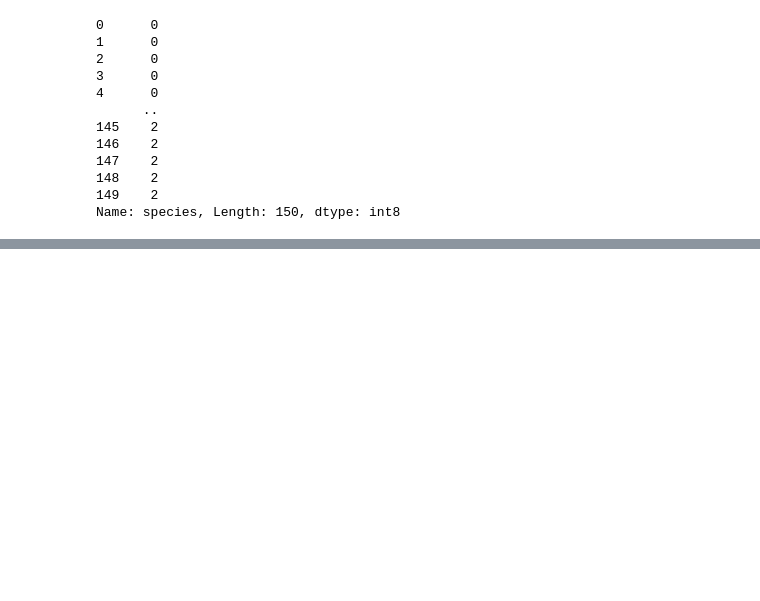
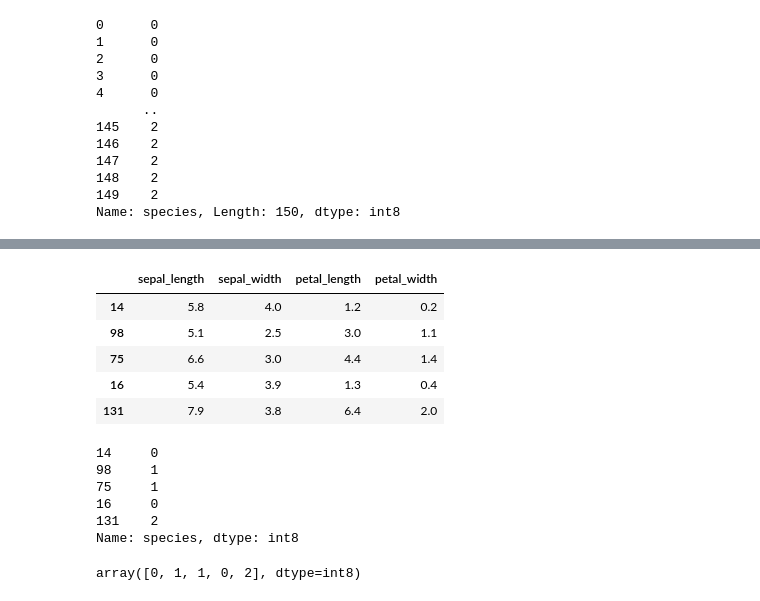
Before and after one commit to Aditya17Git/data-science, a Jupyter notebook: KNN.ipynb, the cells around one changed output, grey strips where cells are left out. Cells and saved outputs as stored; diff of their text form; code cells hidden in the pictures; blank space fills up the shorter version.

```diff
--- a/KNN.ipynb
+++ b/KNN.ipynb
@@ -134,0 +165,23 @@ weighted avg       0.98      0.98      0.98        45
+# %%
+x_test[:5]
+# %% [output]
+|  | sepal_length | sepal_width | petal_length | petal_width |
+| 14 | 5.8 | 4.0 | 1.2 | 0.2 |
+| 98 | 5.1 | 2.5 | 3.0 | 1.1 |
+| 75 | 6.6 | 3.0 | 4.4 | 1.4 |
+| 16 | 5.4 | 3.9 | 1.3 | 0.4 |
+| 131 | 7.9 | 3.8 | 6.4 | 2.0 |
+# %%
+y_test[:5]
+# %% [output]
+14     0
+98     1
+75     1
+16     0
+131    2
+Name: species, dtype: int8
+# %%
+y_pred_test=model.predict(x_test)
+y_pred_test[:5]
+# %% [output]
+array([0, 1, 1, 0, 2], dtype=int8)
```
Also changed, not shown: parts of 8 cells of this notebook.
